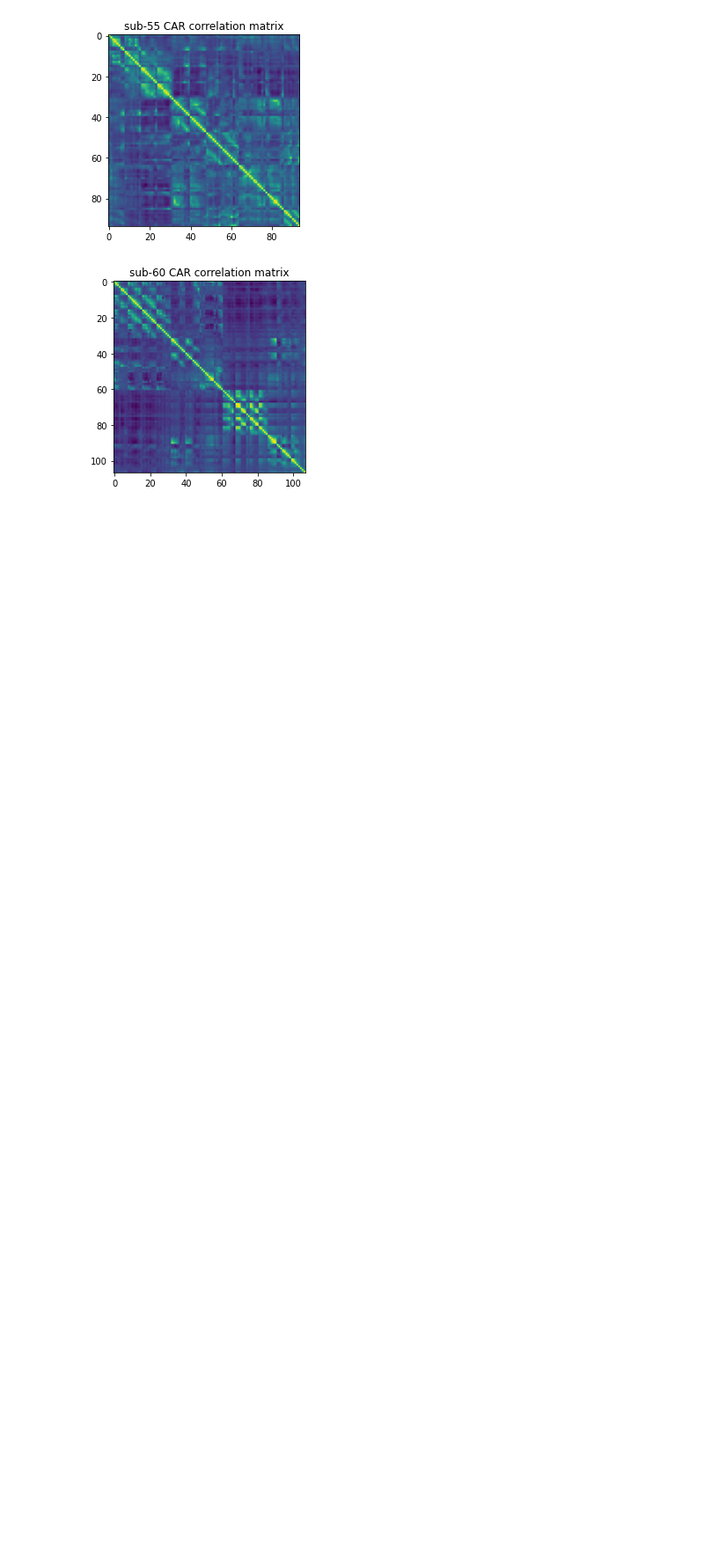
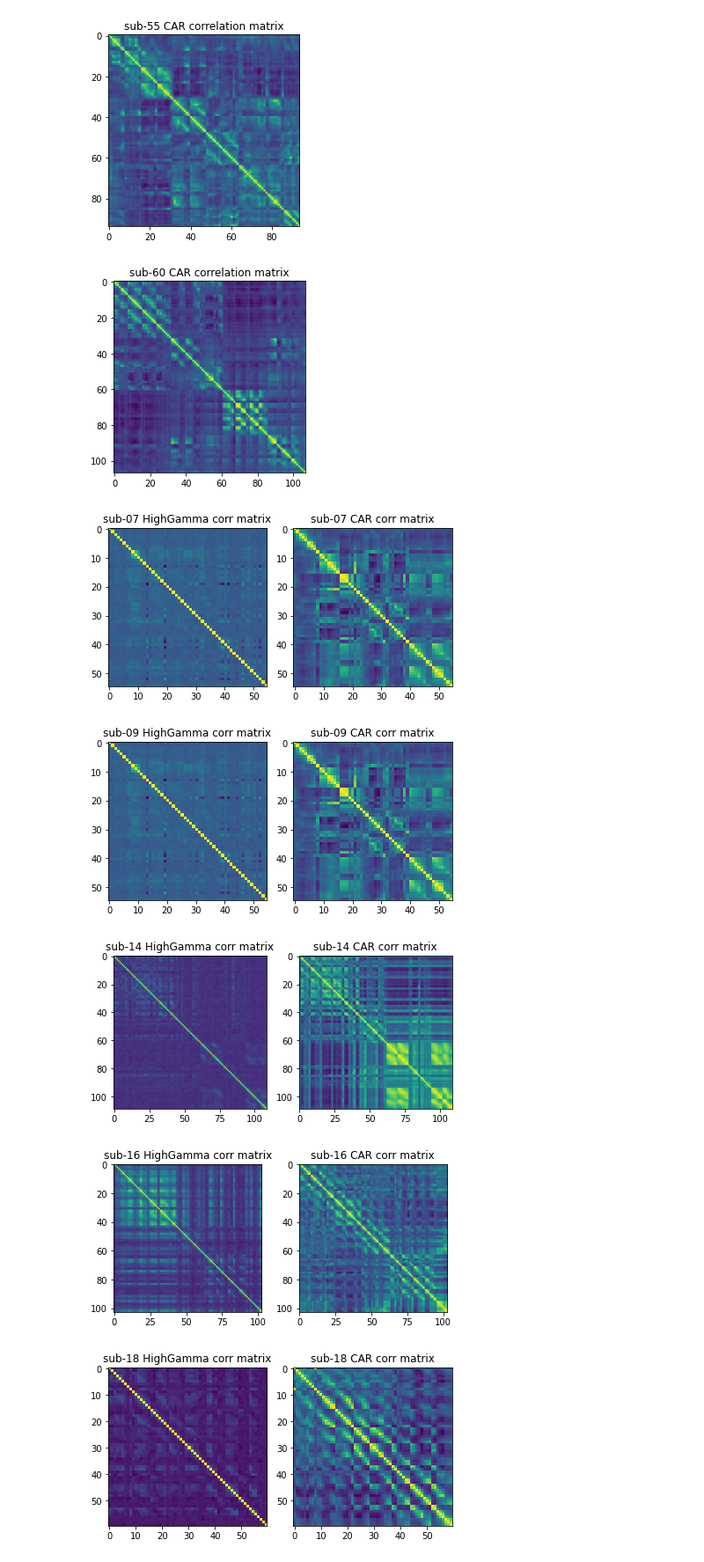
Before and after one commit to MaxvandenBoom/ieegmovie, a Jupyter notebook: codes/save_corr_maps.ipynb, the cells around one changed output. Shown at 88% size. Drawn from its saved outputs; the diff is of its cells as text; code cells hidden in the pictures; blank space fills up the shorter version.

Commit message:
updated corr maps

```diff
--- a/codes/save_corr_maps.ipynb
+++ b/codes/save_corr_maps.ipynb
@@ -103,3 +103,25 @@ for file in os.listdir(data_dir+"corr_maps/CAR/"):
 [figure]
 [figure]
 [figure]
+# %%
+hg_dir=data_dir+"corr_maps/HighGamma/"
+car_dir=data_dir+"corr_maps/CAR/"
+for subj in subjects:
+    for hgfile in os.listdir(hg_dir):
+        if hgfile.startswith(subj):
+            hg_dat=np.load(hg_dir+hgfile)
+    for carfile in os.listdir(car_dir):
+        if carfile.startswith(subj):
+            car_dat=np.load(car_dir+carfile)
+    fig, (ax1, ax2) = plt.subplots(1,2)
+    ax1.imshow(hg_dat)
+    ax2.imshow(car_dat)
+    ax1.set_title(subj + " HighGamma corr matrix")
+    ax2.set_title(subj + " CAR corr matrix")
+    plt.tight_layout()
+# %% [output]
+[figure, added]
+[figure, added]
+[figure, added]
+[figure, added]
+[figure, added]
```
Also changed, not shown: parts of 1 cell of this notebook.
